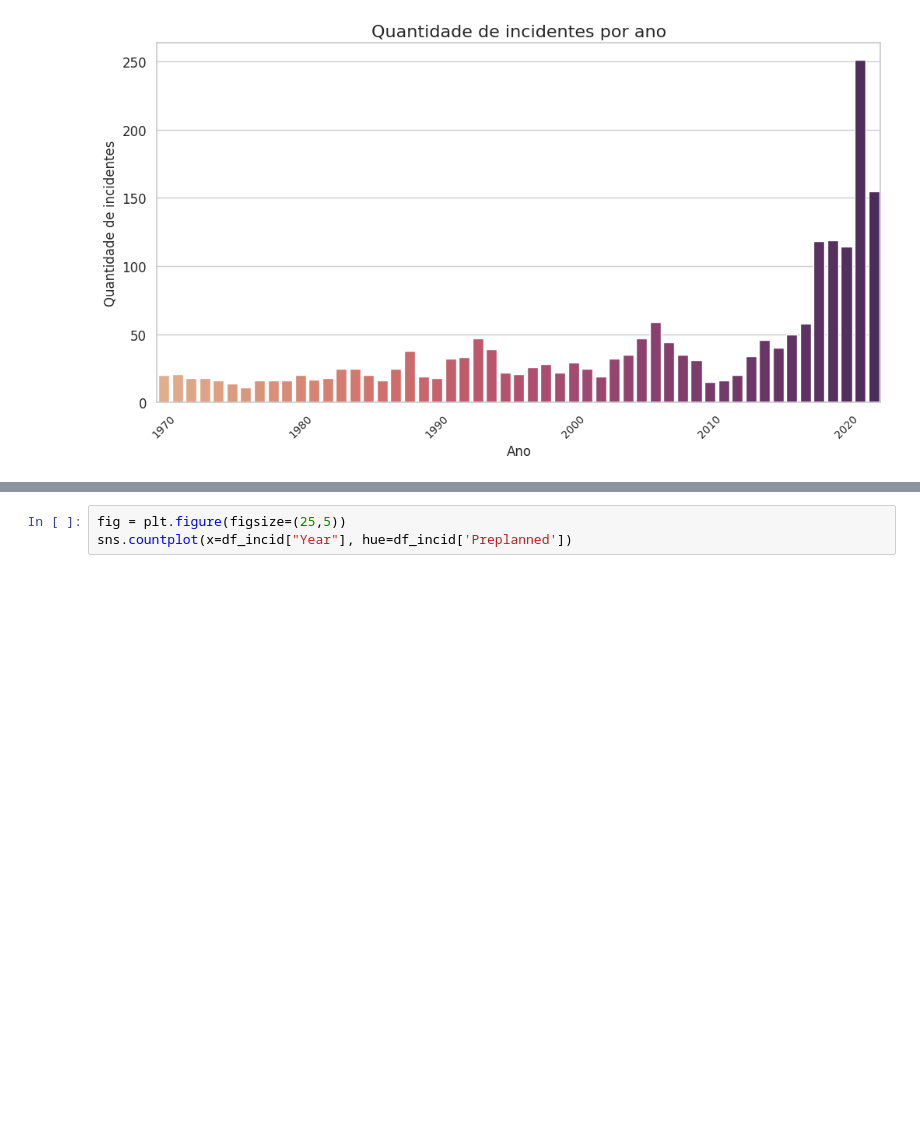
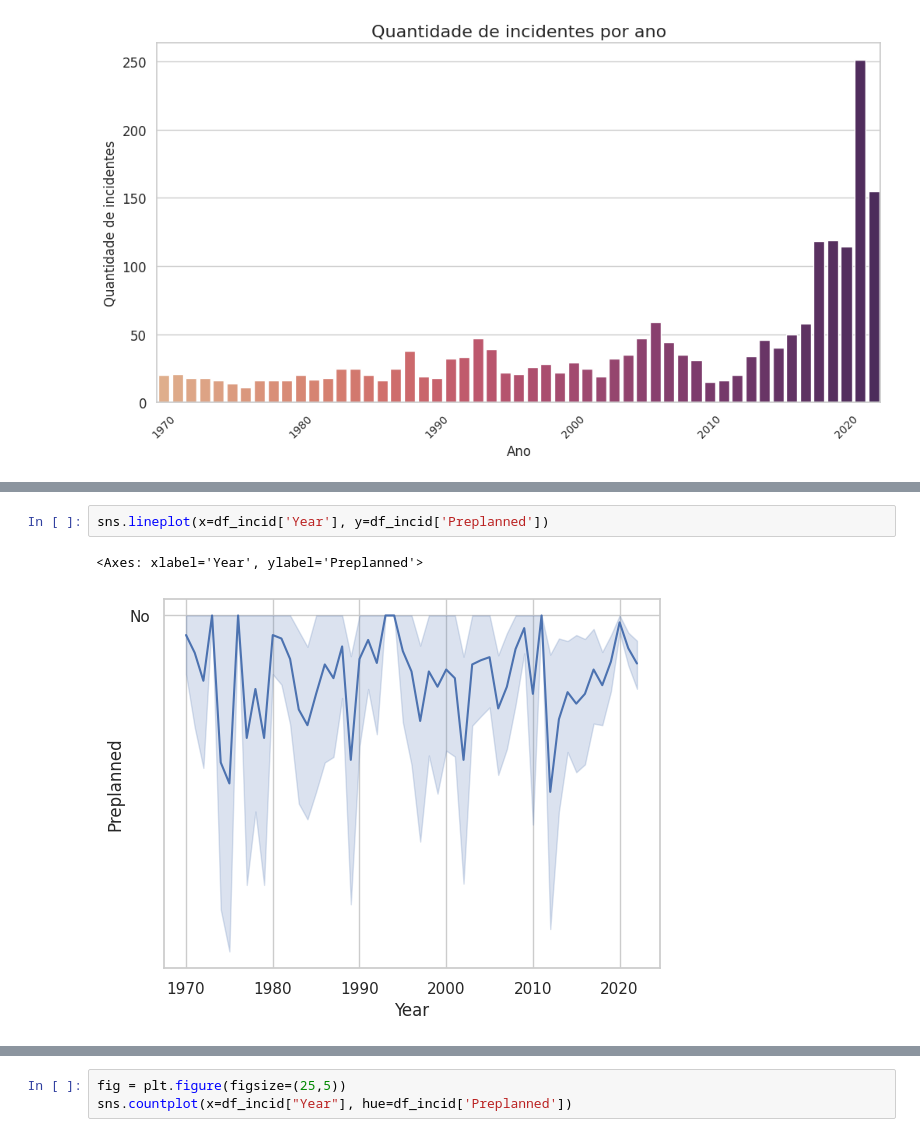
Before and after one commit to mariliabrito/gunviolence, a Jupyter notebook: Violência_Escolar.ipynb, the cells around one changed output, grey strips where cells are left out. Drawn from its saved outputs; the diff is of its cells as text; blank space fills up the shorter version.

```diff
--- a/Violência_Escolar.ipynb
+++ b/Violência_Escolar.ipynb
@@ -497,0 +501,5 @@ sns.countplot(x=df_incid["State"])
+# %%
+sns.lineplot(x=df_incid['Year'], y=df_incid['Preplanned'])
+# %% [output]
+<Axes: xlabel='Year', ylabel='Preplanned'>
+[figure, added]
```
Also changed, not shown: parts of 7 cells of this notebook.
